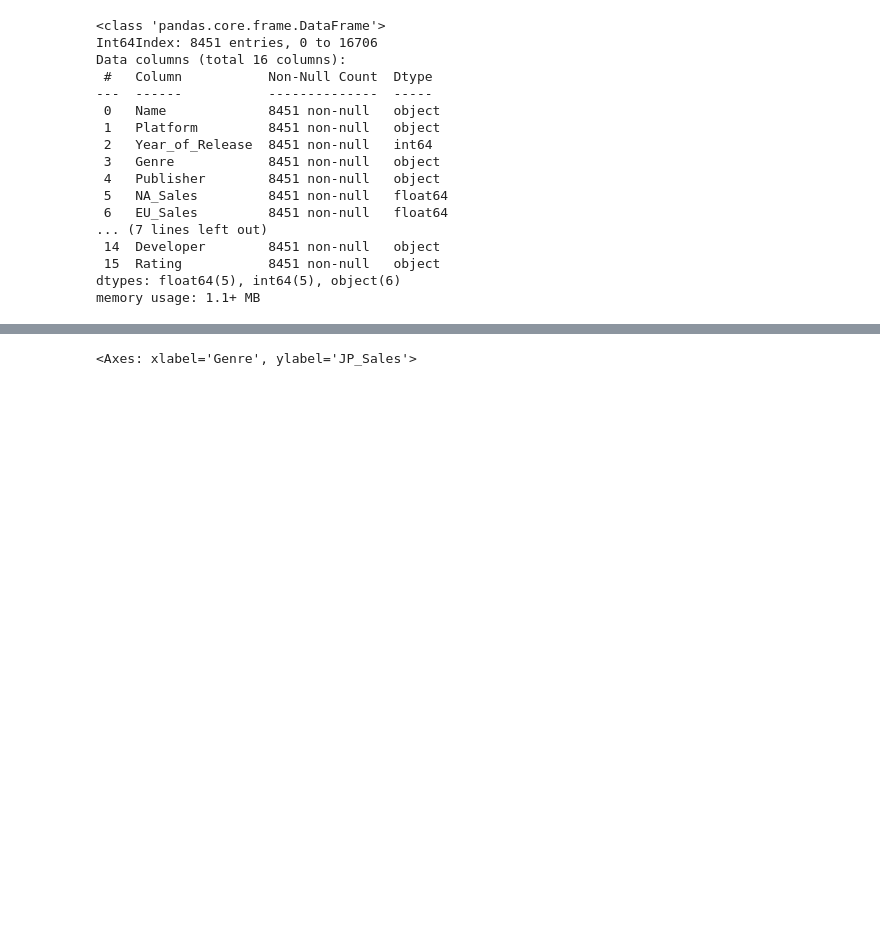
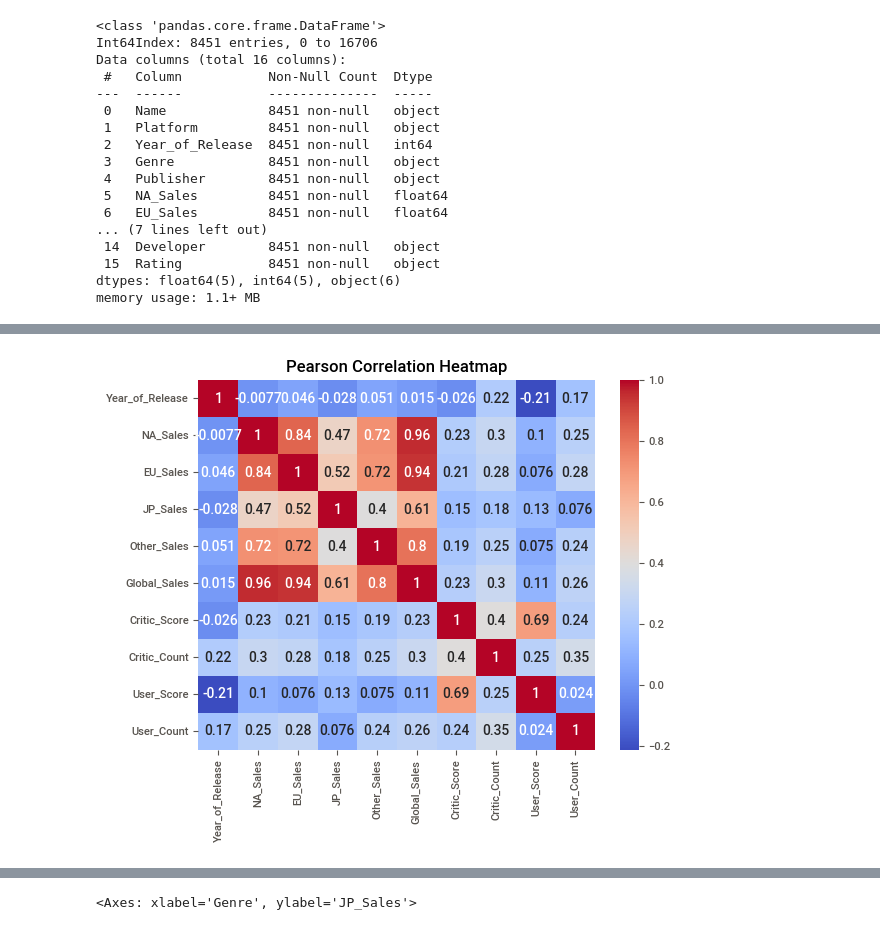
Before and after one commit to nickkzds/vg-success-pred, a Jupyter notebook: Initial_Code_and_Results.ipynb, the cells around one changed output, grey strips where cells are left out. Cells and saved outputs as stored; diff of their text form; code cells hidden in the pictures; blank space fills up the shorter version.

```diff
--- a/Initial_Code_and_Results.ipynb
+++ b/Initial_Code_and_Results.ipynb
@@ -328,3 +337,16 @@ memory usage: 1.1+ MB
 # %%
 import seaborn as sns
+# %%
+# Default correlation coefficient is Pearson
+correlation_matrix = df_cleaned.corr()
+
+# Create a heatmap of the correlation matrix
+# The seaborn heatmap function is based off of the paerson correlation
+sns.heatmap(correlation_matrix, annot=True, cmap='coolwarm')
+
+# Display the heatmap
+plt.title('Pearson Correlation Heatmap')
+plt.show()
+# %% [output]
+[figure, added]
 # %%
```
Also changed, not shown: parts of 10 cells of this notebook.
